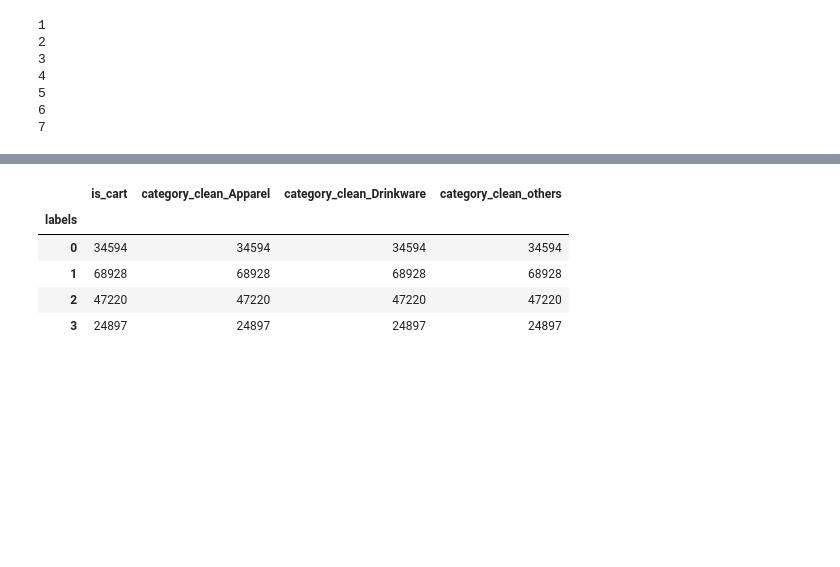
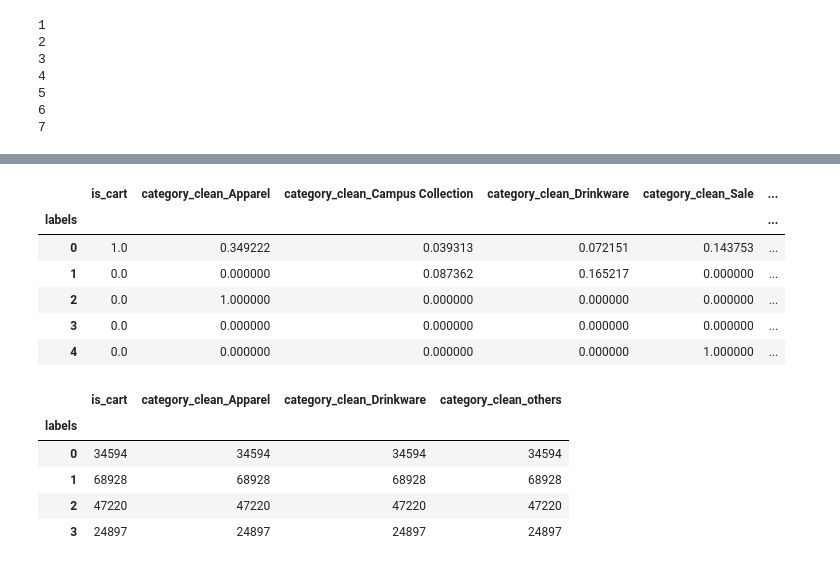
Before and after one commit to emily2925/google_ecommerce_data_project, a Jupyter notebook: kmean_找出能分出有無加入購物車群集的因子.ipynb, the cells around one changed output, grey strips where cells are left out. Drawn from its saved outputs; the diff is of its cells as text; code cells hidden in the pictures; blank space fills up the shorter version.

```diff
--- a/kmean_找出能分出有無加入購物車群集的因子.ipynb
+++ b/kmean_找出能分出有無加入購物車群集的因子.ipynb
@@ -303,3 +314,14 @@ df_result = pd.concat((lb, df_dum_detail), axis=1)
+# %%
+# 商品類別分類的結果-平均值
+df_result.groupby("labels").mean()
+# %% [output]
+|  | is_cart | category_clean_Apparel | category_clean_Campus Collection | category_clean_Drinkware | category_clean_Sale | ... |
+| labels |  |  |  |  |  | ... |
+| 0 | 1.0 | 0.349222 | 0.039313 | 0.072151 | 0.143753 | ... |
+| 1 | 0.0 | 0.000000 | 0.087362 | 0.165217 | 0.000000 | ... |
+| 2 | 0.0 | 1.000000 | 0.000000 | 0.000000 | 0.000000 | ... |
+| 3 | 0.0 | 0.000000 | 0.000000 | 0.000000 | 0.000000 | ... |
+| 4 | 0.0 | 0.000000 | 0.000000 | 0.000000 | 1.000000 | ... |
 # %%
 # 商品類別分類的結果-每組數量
 df_result.groupby("labels").count()
```
Also changed, not shown: parts of 9 cells of this notebook.
